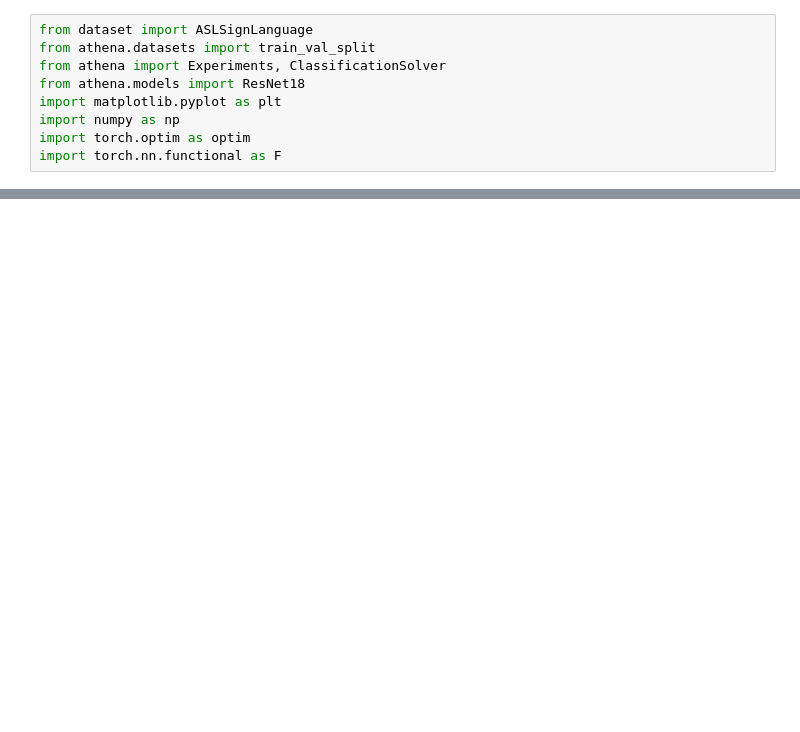
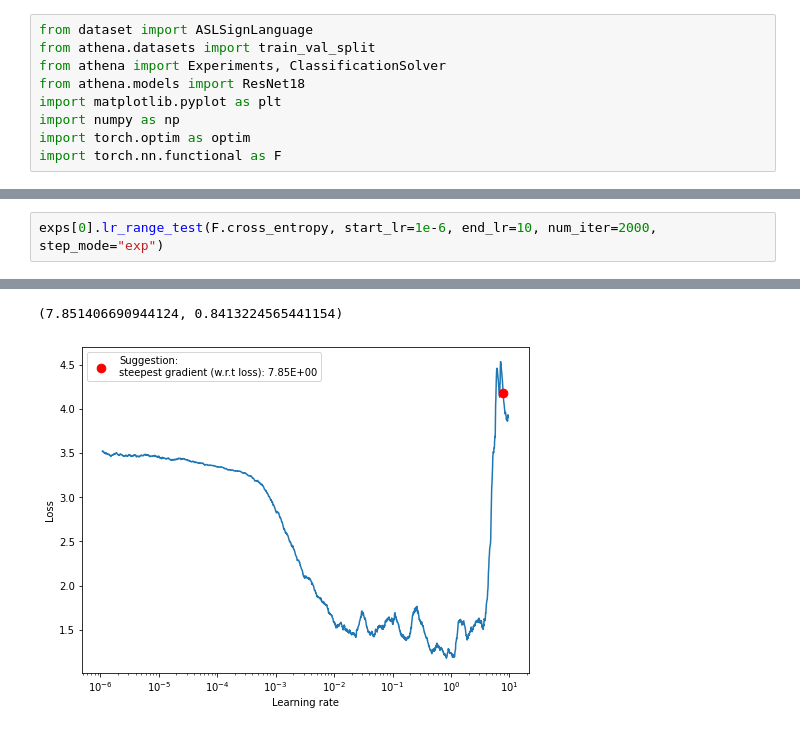
Before and after one commit to firekind/asl-model, a Jupyter notebook: notebook.ipynb, the cells around one changed output, grey strips where cells are left out. Cells and saved outputs as stored; diff of their text form; blank space fills up the shorter version.

```diff
--- a/notebook.ipynb
+++ b/notebook.ipynb
@@ -51,0 +83,3 @@ exps = (
+# %%
+exps[0].lr_range_test(F.cross_entropy, start_lr=1e-6, end_lr=10, num_iter=2000, step_mode="exp")
+# %% [output]
@@ -51,0 +88,2 @@ exps = (
+(7.851406690944124, 0.8413224565441154)
+[figure, added]
```
Also changed, not shown: parts of 12 cells of this notebook.
